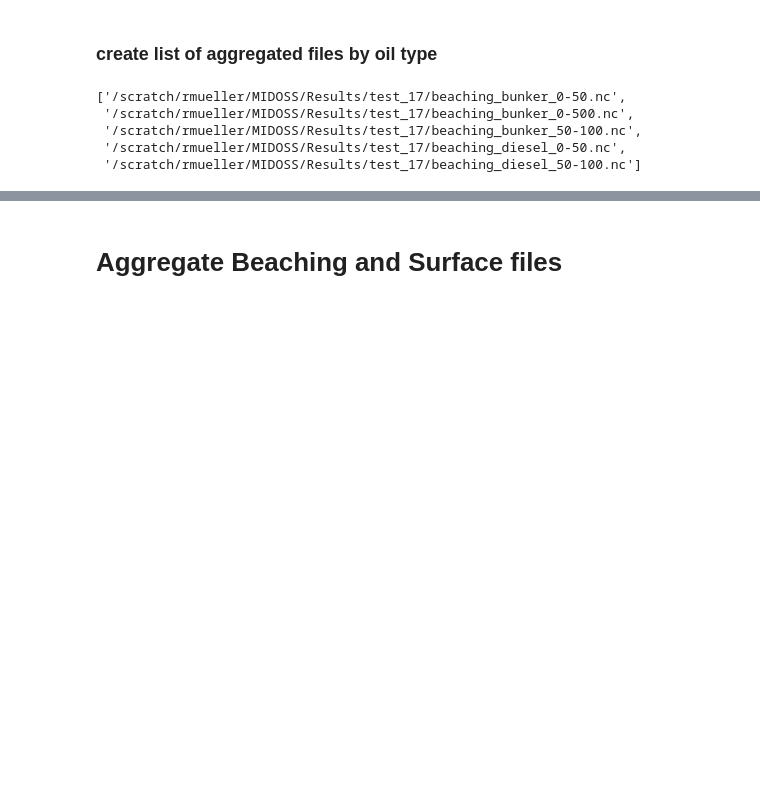
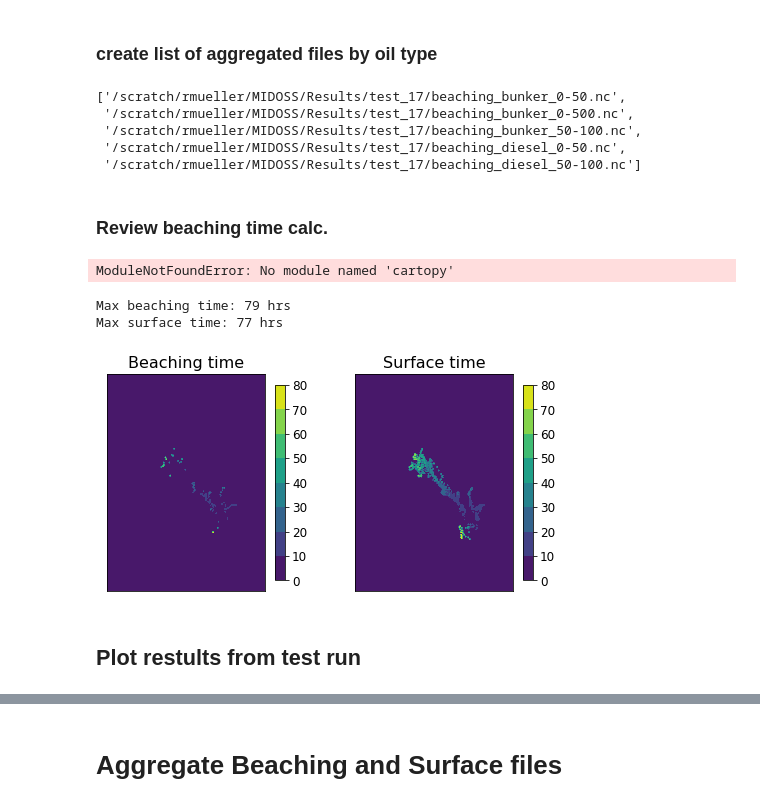
Before and after one commit to MIDOSS/analysis-rachael, a Jupyter notebook: notebooks/monte_carlo_dev/dev_combine_aggregated_oil_spills.ipynb, the cells around one changed output, grey strips where cells are left out. Saved outputs shown, nothing was run; the diff lists cells and outputs as text; code cells hidden in the pictures; blank space fills up the shorter version.

```diff
--- a/notebooks/monte_carlo_dev/dev_combine_aggregated_oil_spills.ipynb
+++ b/notebooks/monte_carlo_dev/dev_combine_aggregated_oil_spills.ipynb
@@ -120,3 +120,43 @@ beaching_files
 # b1 = xarray.open_dataset(beaching_files[0], engine='h5netcdf')
 # b2 = xarray.open_dataset(beaching_files[1], engine='h5netcdf')
 # [*b1]
+# %% [markdown]
+### Review beaching time calc.
+# %%
+import cartopy.crs
+from cartopy import feature
+mesh_mask = xarray.open_dataset("https://salishsea.eos.ubc.ca/erddap/griddap/ubcSSn2DMeshMaskV17-02")
+rotated_crs = cartopy.crs.RotatedPole(pole_longitude=120.0, pole_latitude=63.75)
+plain_crs = cartopy.crs.PlateCarree()
+# %% [output]
+ModuleNotFoundError: No module named 'cartopy'
+# %%
+x1 = xarray.open_dataset(run_paths['akns'][0], engine='h5netcdf')
+# %%
+nanosecond_to_hour = 1e-9/3600
+spill_start=x1.time[0]
+one_day = numpy.timedelta64(24,'h')
+dt_beaching=(x1.Beaching_Time-spill_start)*nanosecond_to_hour
+dt_surface=(x1.Oil_Arrival_Time-spill_start)*nanosecond_to_hour
+print(f'Max beaching time: {dt_beaching.max().values.item()} hrs')
+print(f'Max surface time: {dt_surface.max().values.item()} hrs')
+# %% [output]
+Max beaching time: 79 hrs
+Max surface time: 77 hrs
+# %%
+%matplotlib inline
+fig, axs = plt.subplots(1, 2, figsize=(8, 4),
+                        gridspec_kw={'wspace': 0.25, 'hspace': 0.1})
+cs0=axs[0].contourf(dt_beaching)
+cs1=axs[1].contourf(dt_surface)
+axs[0].set_title(f'Beaching time')
+axs[1].set_title(f'Surface time')
+fig.colorbar(cs0, ax=axs[0], shrink=0.9, orientation='vertical')
+fig.colorbar(cs0, ax=axs[1], shrink=0.9, orientation='vertical')
+for ind in numpy.arange(0,2):
+    axs[ind].set_xticks([])
+    axs[ind].set_xlim(150,350)
+    axs[ind].set_yticks([])
+    axs[ind].set_ylim(200,450)
+# %% [output]
+[figure, added]
@@ -122,0 +186,2 @@ beaching_files
+# %% [markdown]
+## Plot restults from test run
```
Also changed, not shown: parts of 9 cells of this notebook.
